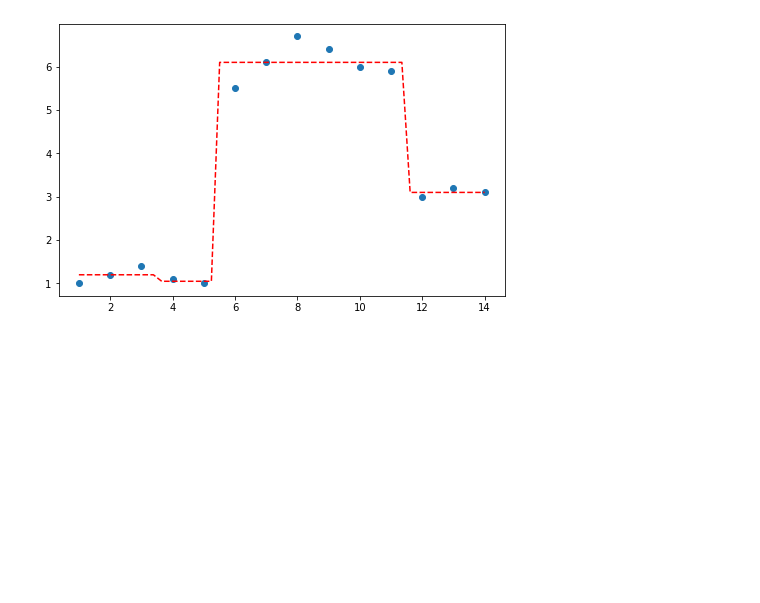
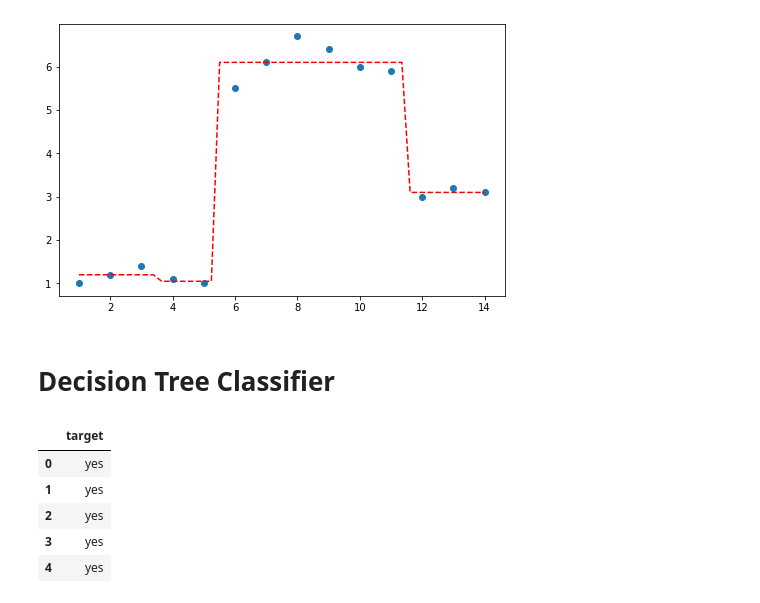
Before and after one commit to rahmanazizf/dtree_from_scratch, a Jupyter notebook: dt_note.ipynb, the cells around one changed output. Cells and saved outputs as stored; diff of their text form; code cells hidden in the pictures; blank space fills up the shorter version.

```diff
--- a/dt_note.ipynb
+++ b/dt_note.ipynb
@@ -352,3 +352,16 @@ ax.scatter(data['X'], data['y'])
 plt.show()
 # %% [output]
 [figure]
+# %% [markdown]
+# Decision Tree Classifier
+# %%
+set_1 = pd.DataFrame({"target": ["yes", "yes", "yes", "yes", "yes"]})
+# %%
+set_1
+# %% [output]
+|  | target |
+| 0 | yes |
+| 1 | yes |
+| 2 | yes |
+| 3 | yes |
+| 4 | yes |
```
Also changed, not shown: parts of 17 cells of this notebook.
